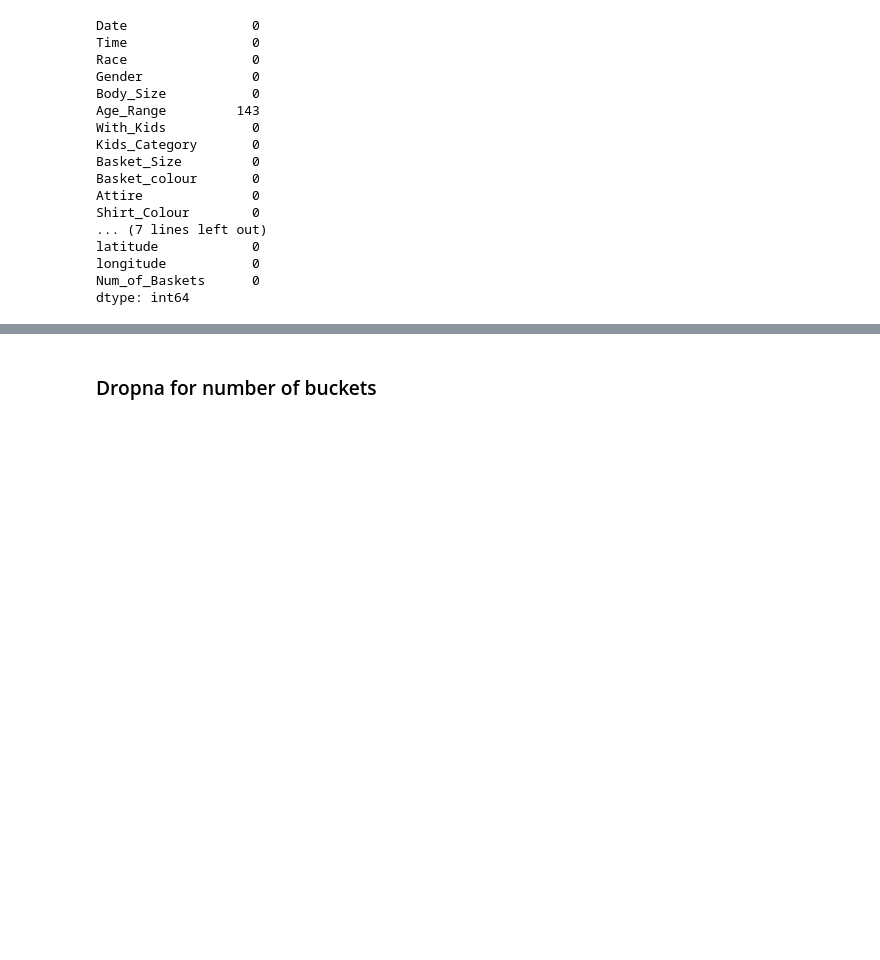
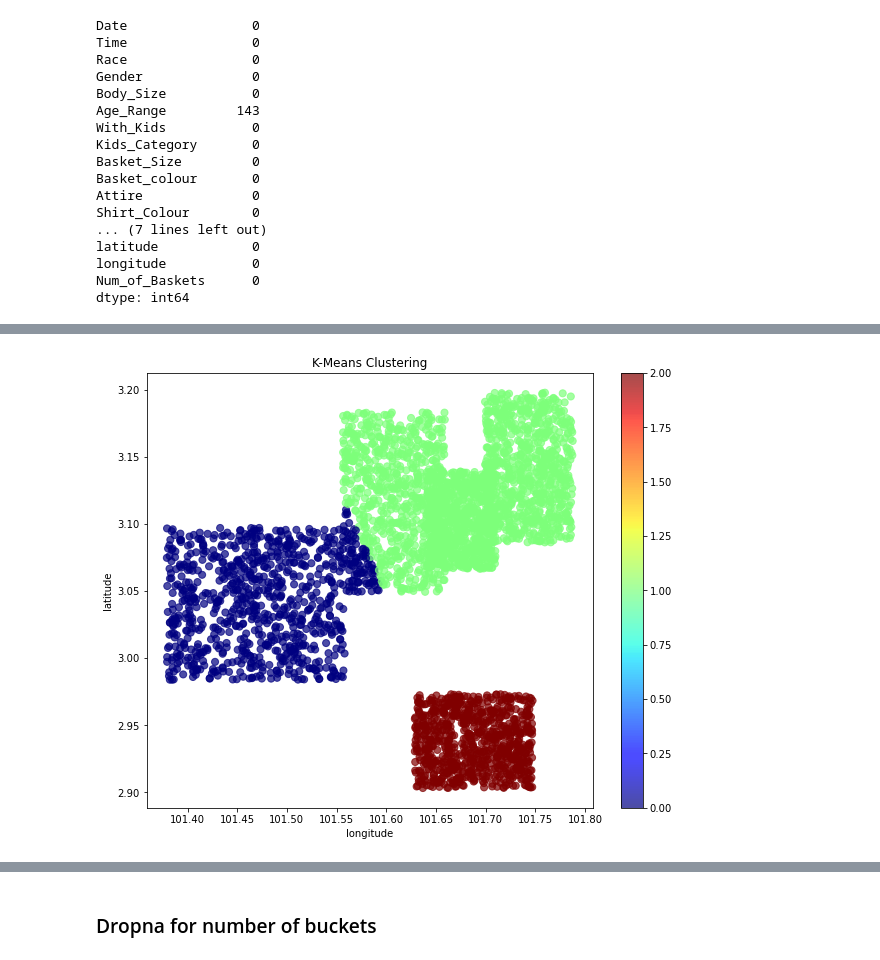
Before and after one commit to KelvinTee168/Data_Mining_Project, a Jupyter notebook: Project.ipynb, the cells around one changed output, grey strips where cells are left out. Saved outputs shown, nothing was run; the diff lists cells and outputs as text; code cells hidden in the pictures; blank space fills up the shorter version.

```diff
--- a/Project.ipynb
+++ b/Project.ipynb
@@ -234,0 +388,16 @@ dtype: int64
+# %%
+def plot_kmeans_scatter(v1, v2):
+    fig = plt.figure(figsize=(10,8))
+    ax = fig.add_subplot(111)
+    scatter = ax.scatter(v1, v2, c=kmeans_labels[0],s=50,cmap='jet',alpha=0.7)
+    ax.set_title('K-Means Clustering')
+    ax.set_xlabel(v1.name)
+    ax.set_ylabel(v2.name)
+    plt.colorbar(scatter)
+    plt.show()
+# %%
+x = dataframe[['longitude', 'latitude']]
+ss = StandardScaler()
+X = ss.fit_transform(x)
+
+print(X)
@@ -234,0 +412,9 @@ dtype: int64
+# %%
+model = KMeans(n_clusters = 3, verbose=0)   #build the model
+model.fit(X)
+
+kmeans_labels = pd.DataFrame(model.labels_)   # put into a DataFrame. We will use this shortly...
+
+plot_kmeans_scatter(dataframe['longitude'], dataframe['latitude'])
+# %% [output]
+[figure, added]
```
Also changed, not shown: parts of 94 cells of this notebook, 21 other files.
